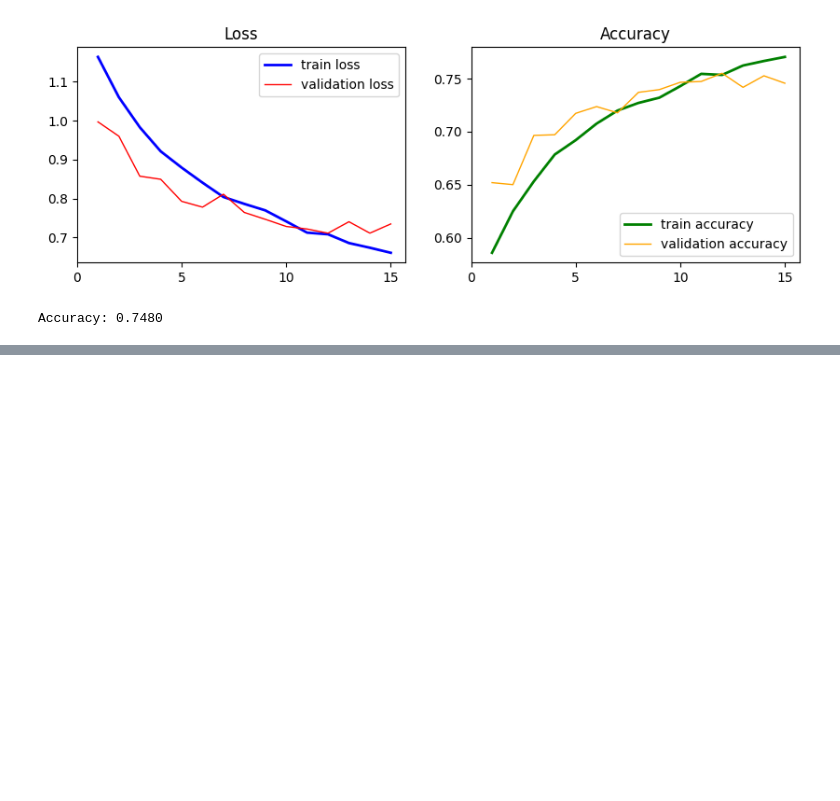
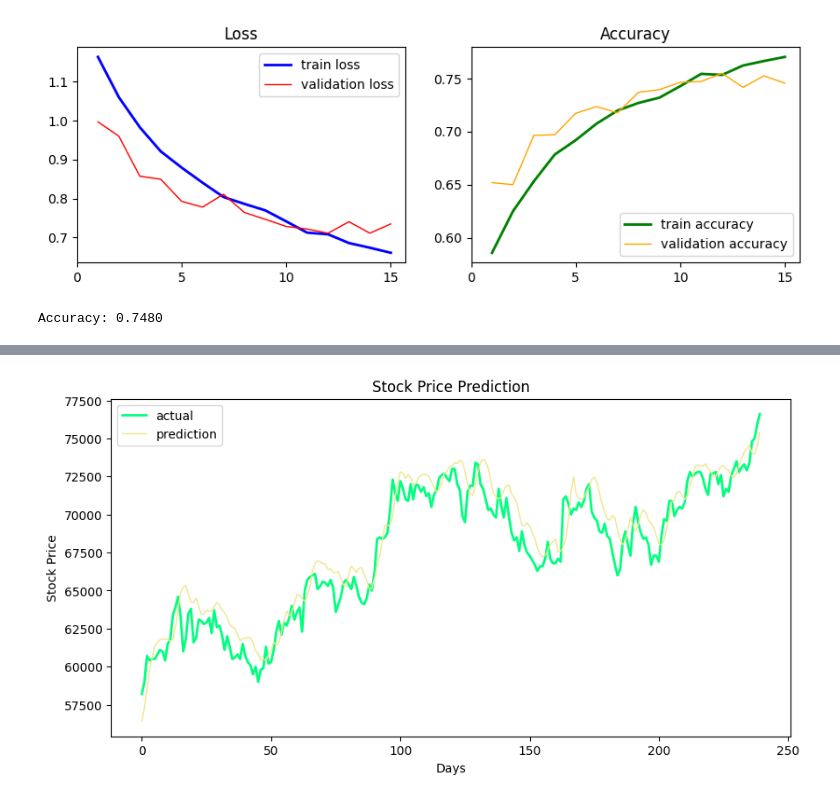
Before and after one commit to won-hj/deep-learning, a Jupyter notebook: 신경망을_활용한_딥러닝_실습.ipynb, the cells around one changed output, grey strips where cells are left out. Saved outputs shown, nothing was run; the diff lists cells and outputs as text; code cells hidden in the pictures; blank space fills up the shorter version.

```diff
--- a/신경망을_활용한_딥러닝_실습.ipynb
+++ b/신경망을_활용한_딥러닝_실습.ipynb
@@ -1989,0 +2079,6 @@ plt.show()
+# %%
+#정규화
+min = df.min()
+max = df.max()
+
+stock_df = (df-min)/(max-min)
@@ -1989,0 +2121,9 @@ plt.show()
+# %%
+inputs = Input(shape=(sequence_length, 5)) #입력특징 5개
+x = LSTM(8, return_sequences=True)(inputs)
+x = LSTM(8)(x)
+outputs = Dense(1)(x)
+
+model = Model(inputs, outputs)
+
+model.summary()
@@ -1989,0 +2146,29 @@ plt.show()
+# %%
+model.compile(optimizer='adam', loss='mse', metrics=['mae'])
+# %%
+early_stopping = tf.keras.callbacks.EarlyStopping(monitor='val_loss', patience=5)
+
+history = model.fit(train_ds, epochs=50, verbose=0, validation_data=valid_ds, callbacks=early_stopping)
+# %%
+max_C = df['Close'].max() #종가의 최대값
+min_C = df['Close'].min() #종가의 최소값
+
+y_pred = model.predict(test_ds)
+y_pred = y_pred * (max_C - min_C) + min_C #정규화 해제
+
+y_test = []
+for _, target in test_ds:
+  y_test.extend(target)
+y_test = np.array(y_test) * (max_C - min_C) + min_C #정규화 해제
+
+plt.figure(figsize=(10, 5))
+
+plt.plot(y_test, label='actual', color='springgreen', linewidth=2)
+plt.plot(y_pred, label='prediction', color='khaki', linewidth=1)
+plt.xlabel('Days')
+plt.ylabel('Stock Price')
+plt.title('Stock Price Prediction')
+plt.legend()
+
+plt.show()
+# %% [output]
@@ -1989,0 +2176 @@ plt.show()
+[figure, added]
```
Also changed, not shown: parts of 35 cells of this notebook.
